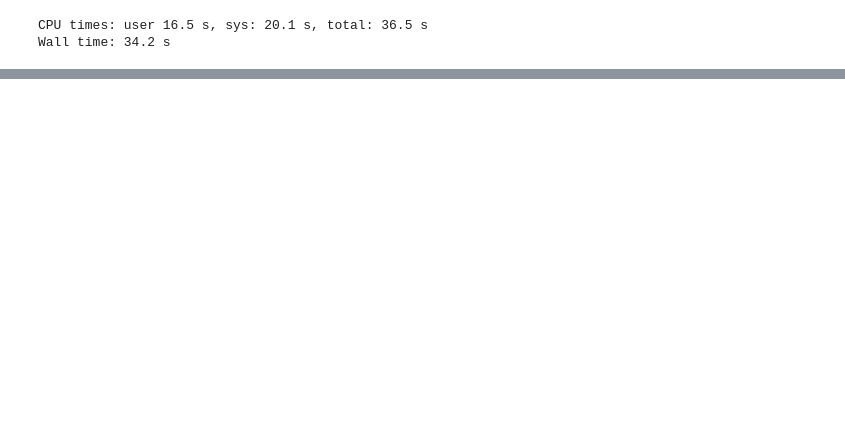
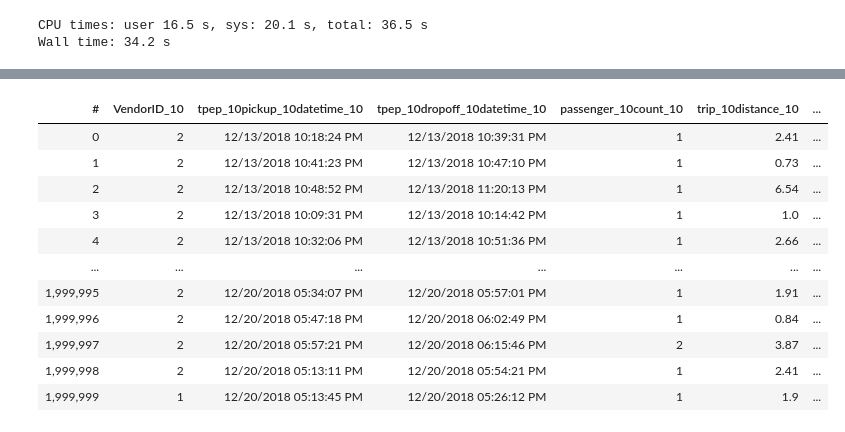
Before and after one commit to mohithg/largedata-histogram, a Jupyter notebook: vaex.ipynb, the cells around one changed output, grey strips where cells are left out. Saved outputs shown, nothing was run; the diff lists cells and outputs as text; code cells hidden in the pictures; blank space fills up the shorter version.

```diff
--- a/vaex.ipynb
+++ b/vaex.ipynb
@@ -73,0 +54,4 @@ dask_df.head()
+# %%
+%%time
+import vaex
+vaex_df = vaex.open("2Mn_200Cols.csv.hdf5")
@@ -73,0 +61,15 @@ dask_df.head()
+# %%
+vaex_df
+# %% [output]
+| # | VendorID_10 | tpep_10pickup_10datetime_10 | tpep_10dropoff_10datetime_10 | passenger_10count_10 | trip_10distance_10 | ... |
+| 0 | 2 | 12/13/2018 10:18:24 PM | 12/13/2018 10:39:31 PM | 1 | 2.41 | ... |
+| 1 | 2 | 12/13/2018 10:41:23 PM | 12/13/2018 10:47:10 PM | 1 | 0.73 | ... |
+| 2 | 2 | 12/13/2018 10:48:52 PM | 12/13/2018 11:20:13 PM | 1 | 6.54 | ... |
+| 3 | 2 | 12/13/2018 10:09:31 PM | 12/13/2018 10:14:42 PM | 1 | 1.0 | ... |
+| 4 | 2 | 12/13/2018 10:32:06 PM | 12/13/2018 10:51:36 PM | 1 | 2.66 | ... |
+| ... | ... | ... | ... | ... | ... | ... |
+| 1,999,995 | 2 | 12/20/2018 05:34:07 PM | 12/20/2018 05:57:01 PM | 1 | 1.91 | ... |
+| 1,999,996 | 2 | 12/20/2018 05:47:18 PM | 12/20/2018 06:02:49 PM | 1 | 0.84 | ... |
+| 1,999,997 | 2 | 12/20/2018 05:57:21 PM | 12/20/2018 06:15:46 PM | 2 | 3.87 | ... |
+| 1,999,998 | 2 | 12/20/2018 05:13:11 PM | 12/20/2018 05:54:21 PM | 1 | 2.41 | ... |
+| 1,999,999 | 1 | 12/20/2018 05:13:45 PM | 12/20/2018 05:26:12 PM | 1 | 1.9 | ... |
```
Also changed, not shown: parts of 14 cells of this notebook, 7 other files.
